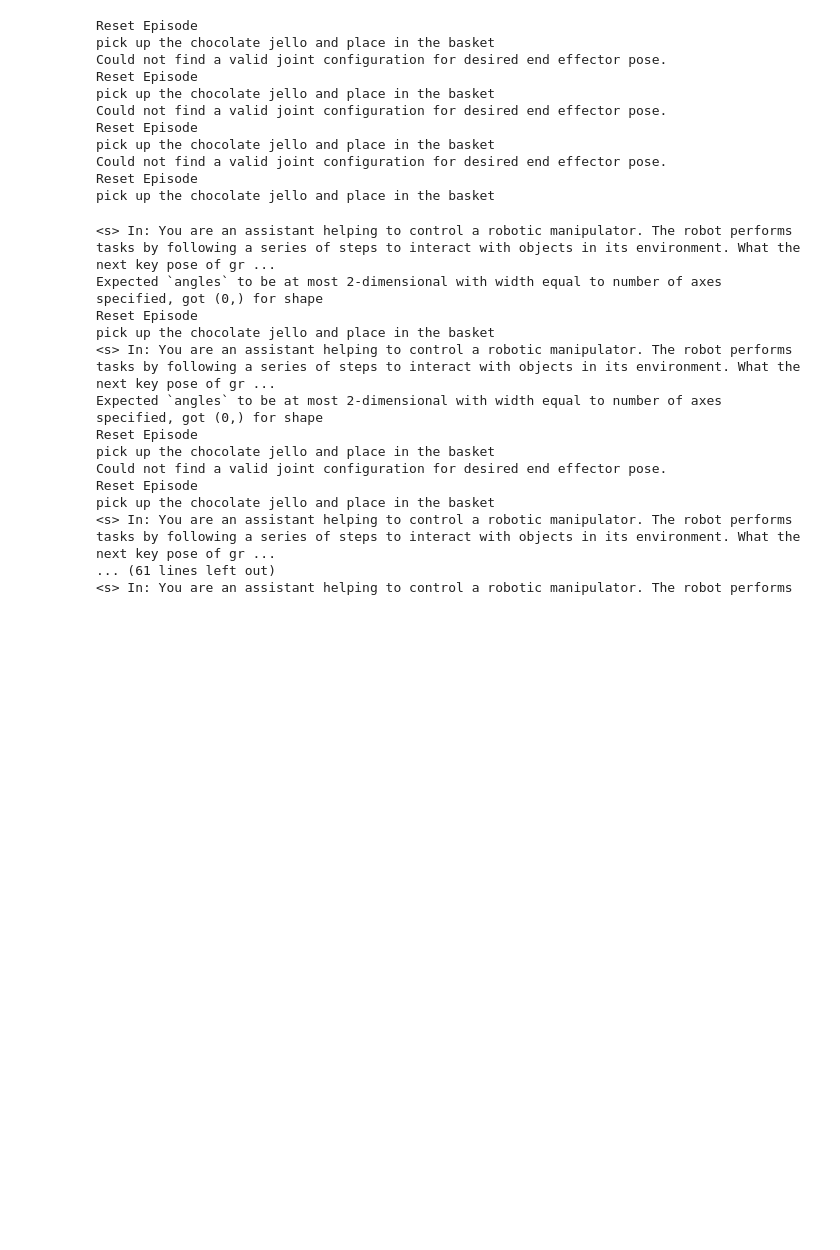
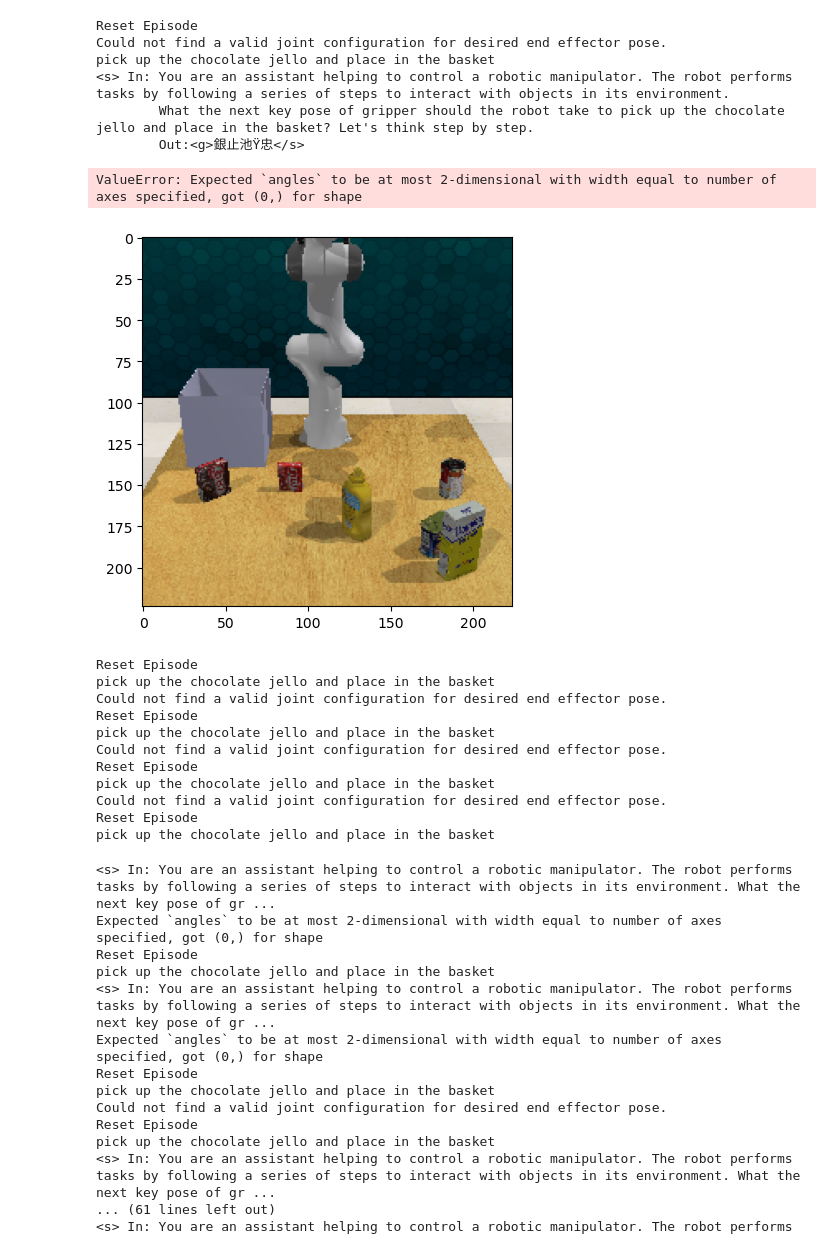
Before and after one commit to VLA-RL/VLA-RL, a Jupyter notebook: test.ipynb, the cells around one changed output. Cells and saved outputs as stored; diff of their text form; code cells hidden in the pictures; blank space fills up the shorter version.

```diff
--- a/test.ipynb
+++ b/test.ipynb
@@ -68,5 +68,3 @@ vla = AutoModelForVision2Seq.from_pretrained(
-# %%
-vla.load_adapter(adapter_path,'vla')
 # %%
 class Agent(object):
     def __init__(self, vla, processor, action_tokenizer):
@@ -110,6 +110,58 @@ env = Environment(
     obs_config=obs_config,
     headless=False)
 env.launch()
+# %%
+def randomize_pose(task):
+    np.random.seed()
+    while True:
+        try:
+            pos_lower_bound = np.array([-0.2, -0.35, task._scene._workspace_minz])
+            pos_upper_bound = np.array([task._scene._workspace_maxx, 0.35, 1.3])
+            rot_lower_bound = np.array([-np.pi/2, 0, -np.pi/2])
+            rot_upper_bound = np.array([np.pi/2, np.pi/2, np.pi/2])
+            pos = np.random.uniform(pos_lower_bound, pos_upper_bound)
+            euler = np.random.uniform(rot_lower_bound, rot_upper_bound)
+            euler[0] = np.clip(np.random.normal(0, np.pi/6),-np.pi/2,np.pi/2)
+            euler[1] = -np.clip(abs(np.random.normal(0,np.pi/6)),0, np.pi/2)
+            trans = lambda rx: rx - np.pi if rx > 0 else rx + np.pi
+            euler[0] = trans(euler[0])
+            quat = R.from_euler('xyz', euler).as_quat()
+            joint_position = task._scene.robot.arm.solve_ik_via_sampling(position=pos, euler=euler,trials=10)
+            task.step(np.concatenate([pos, quat, [0]]))
+            break
+        except Exception as e:
+            print(e)
+            continue
+    return joint_position, pos, euler, quat
+# %%
+task = env.get_task(PickDescribedObject)
+
+training_steps = 1000
+episode_length = 100
+for i in range(training_steps):
+    if i % episode_length == 0:
+        print('Reset Episode')
+        descriptions, obs = task.reset()
+        randomize_pose(task)
+        plt.imshow(obs.front_rgb)
+        print(descriptions[1])
+    action = agent.act(obs,descriptions[1])
+    action_rotation = R.from_euler('xyz', action[3:6])
+    action_quaternion = action_rotation.as_quat()
+    # print(delta_quaternion)  # returns (qx, qy, qz, qw)
+    action = np.concatenate([action[0:3], action_quaternion, action[-1:]])
+    print(action)
+    obs, reward, terminate = task.step(action)
+    print(reward)
+# %% [output]
+Reset Episode
+Could not find a valid joint configuration for desired end effector pose.
+pick up the chocolate jello and place in the basket
+<s> In: You are an assistant helping to control a robotic manipulator. The robot performs tasks by following a series of steps to interact with objects in its environment.
+        What the next key pose of gripper should the robot take to pick up the chocolate jello and place in the basket? Let's think step by step.
+        Out:<g>銀止池Ÿ忠</s>
+ValueError: Expected `angles` to be at most 2-dimensional with width equal to number of axes specified, got (0,) for shape
+[figure, added]
 # %%
 task = env.get_task(PickDescribedObject)
 lower_bound = np.array([task._scene._workspace_minx, task._scene._workspace_miny, task._scene._workspace_minz])
```
Also changed, not shown: parts of 16 cells of this notebook, 8 other files.
